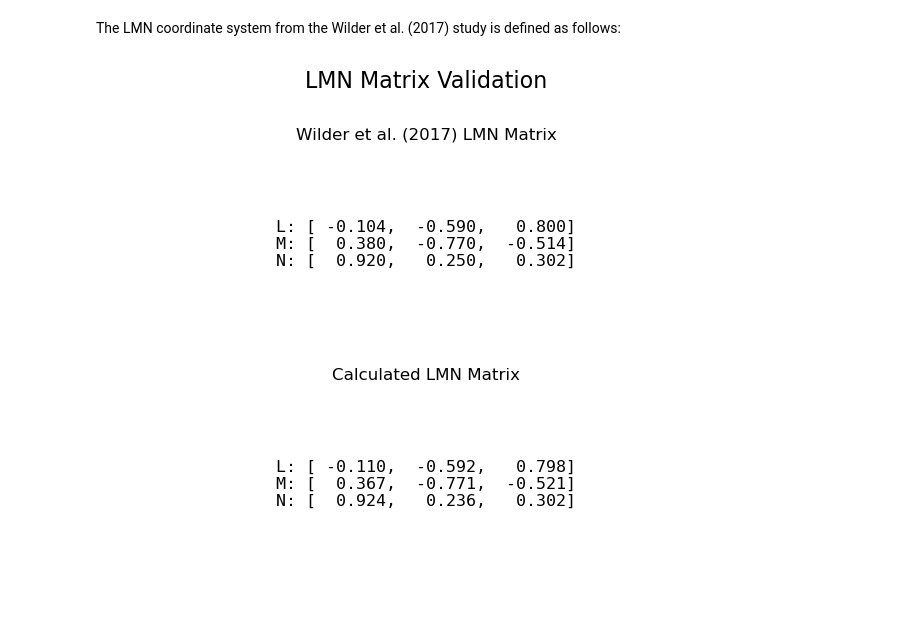
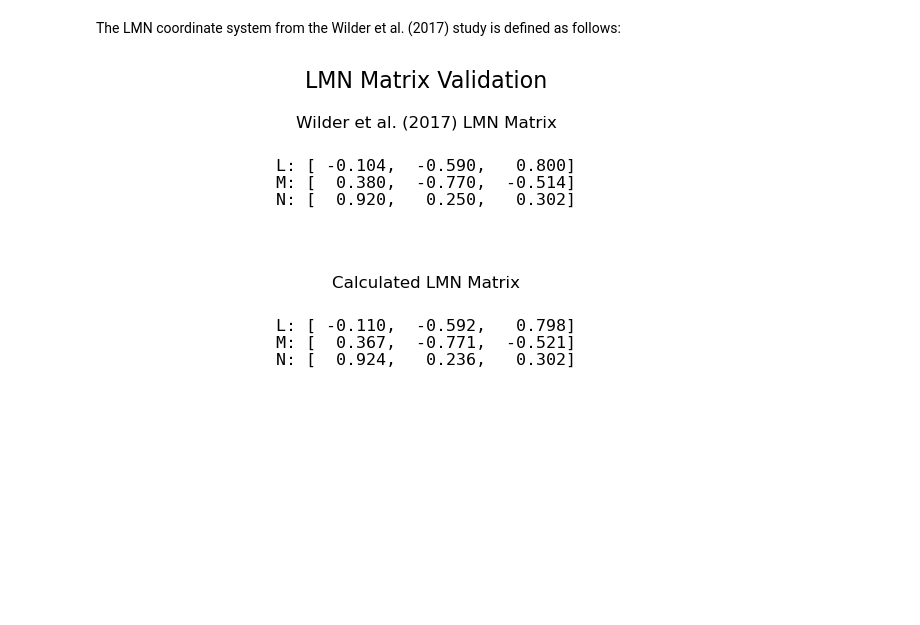
Before and after one commit to regis-john/FPC_mRx, a Jupyter notebook: validation_checks/lmn_validation_check.ipynb, the cells around one changed output. Drawn from its saved outputs; the diff is of its cells as text; code cells hidden in the pictures; blank space fills up the shorter version.

```diff
--- a/validation_checks/lmn_validation_check.ipynb
+++ b/validation_checks/lmn_validation_check.ipynb
@@ -39,4 +40,2 @@ minvar_matrix_make(
 # %%
-from pytplot import get_data
-
-times, lmn_matrix = get_data('mms1_fgm_b_gse_brst_l2_bvec_mva_mat')
+times, lmn_matrix = pyspedas.get_data('bvec_gse_mva_mat')
@@ -67,6 +68,6 @@ To ensure right handedness, we reverse the sign of M as well:
 # %%
 M = - lmn_matrix[0][1]
 # %%
-lmn_matrix_corrected = np.vstack([L, M, N])
+lmn_matrix_corrected = np.vstack([L, M, N]).reshape(1, 3, 3)
 lmn_matrix_corrected
 # %% [output]
@@ -81,7 +91,7 @@ M = [0.38, -0.77, -0.514]
 N = [0.920, 0.250, 0.302]
 # %%
 # Create figure with 2 vertically stacked subplots
-fig = plt.figure(figsize=(8, 6))
+fig = plt.figure(figsize=(8, 4))
 
 # Create two subplots with specific positions
 # [left, bottom, width, height]
@@ -89,34 +99,34 @@ ax1 = plt.axes([0.1, 0.5, 0.8, 0.35])
 ax2 = plt.axes([0.1, 0.1, 0.8, 0.35])
 ax1.axis('off')
 ax2.axis('off')
 
 # Round matrices to 3 decimal places
 matrix1 = np.around(np.array([L, M, N]), decimals=3)
 matrix2 = np.around(lmn_matrix_corrected, decimals=3)
 
 # Function to create matrix string
 def matrix_to_string(matrix, row_labels):
     matrix_str = ""
     for i, (row, label) in enumerate(zip(matrix, row_labels)):
         matrix_str += f"{label}: [{row[0]:7.3f}, {row[1]:7.3f}, {row[2]:7.3f}]\n"
     return matrix_str
 
 # Add matrices as text
 row_labels = ['L', 'M', 'N']
 ax1.text(0.5, 0.5, matrix_to_string(matrix1, row_labels),
          ha='center', va='center', fontfamily='monospace', fontsize=12)
 ax2.text(0.5, 0.5, matrix_to_string(matrix2, row_labels),
          ha='center', va='center', fontfamily='monospace', fontsize=12)
 
 # Add titles
-ax1.set_title('Wilder et al. (2017) LMN Matrix')
-ax2.set_title('Calculated LMN Matrix')
+ax1.set_title('Wilder et al. (2017) LMN Matrix', y=0.9)
+ax2.set_title('Calculated LMN Matrix', y=0.9)
 
 # Add overall title
-fig.suptitle('LMN Matrix Validation', fontsize=16, y=0.98)
+fig.suptitle('LMN Matrix Validation', fontsize=16)
 
 # Save the figure
 plt.savefig('lmn_matrix_validation.png', dpi=300, bbox_inches='tight')
 plt.show()
 # %% [output]
-[figure, old version]
+[figure, new version]
```
Also changed, not shown: parts of 37 cells of this notebook, 3 other files.
